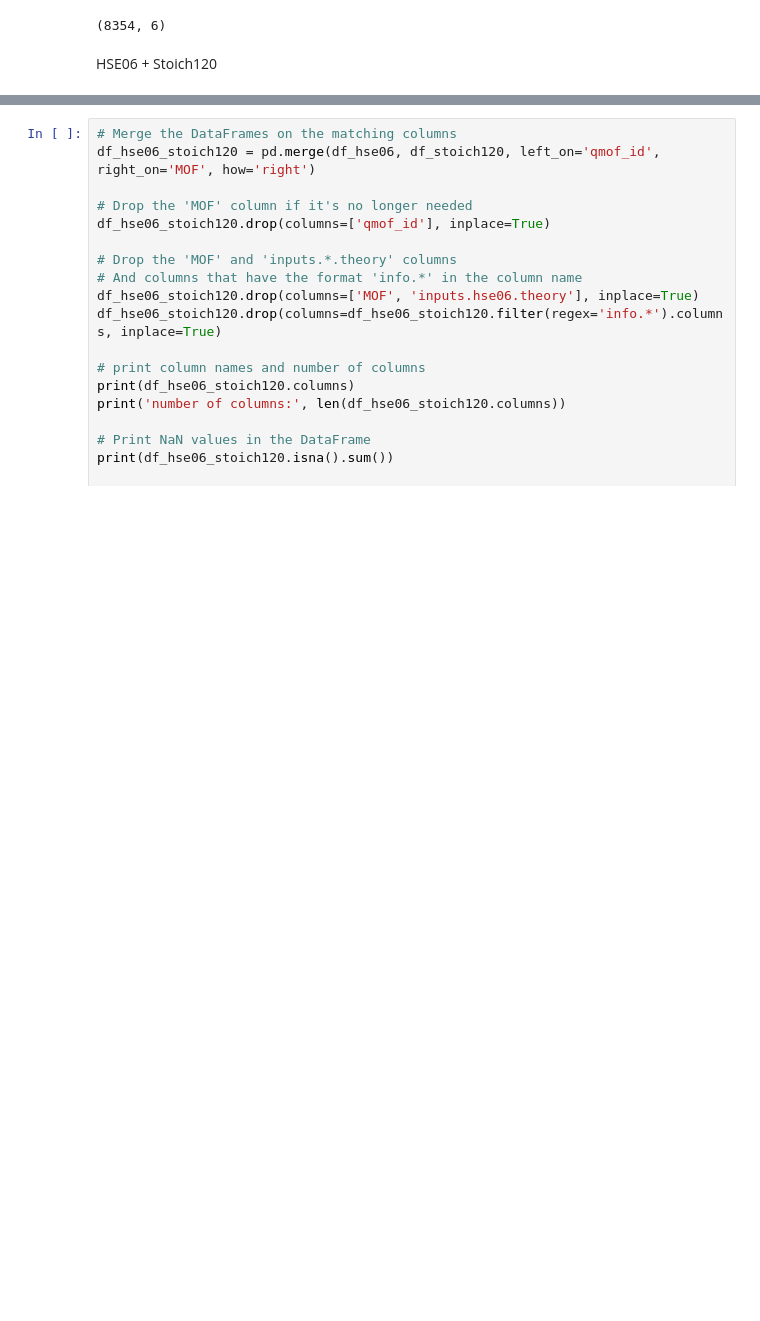
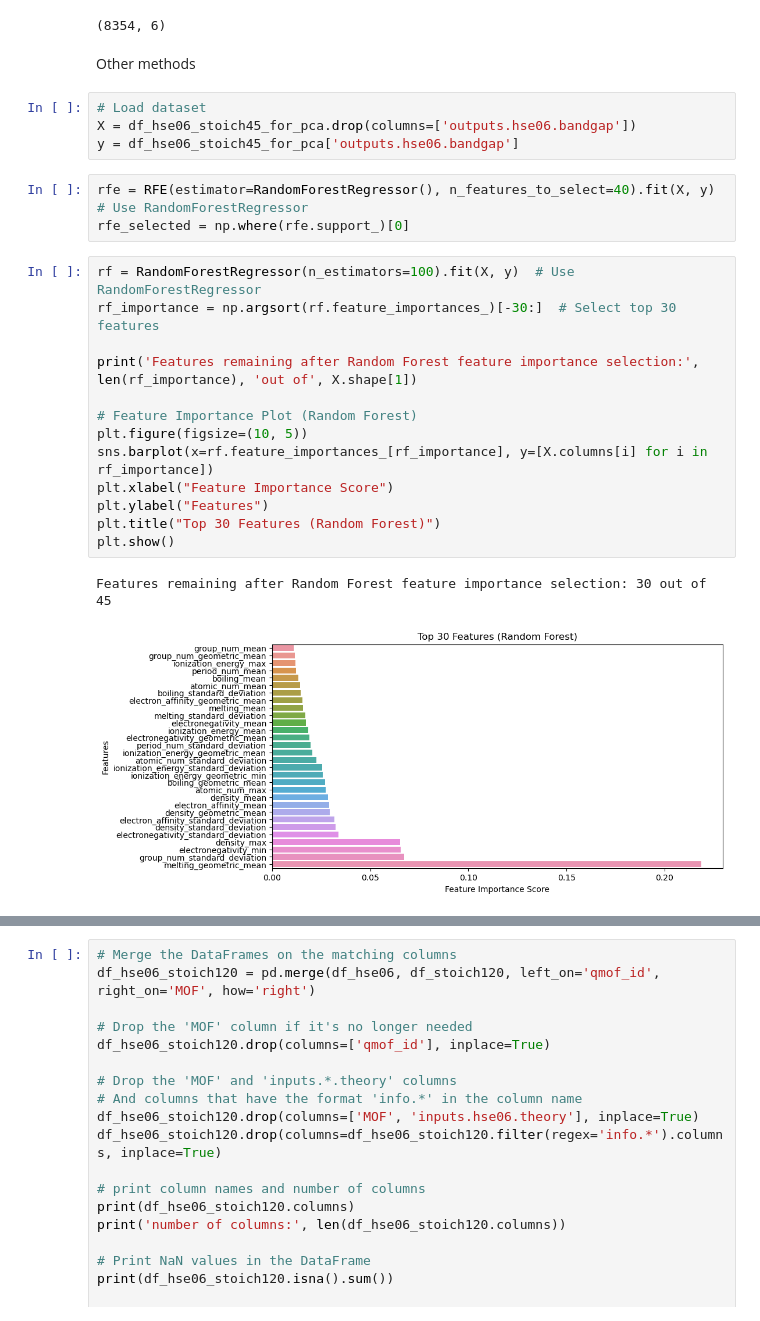
Before and after one commit to manendri/battery-materials-dsbc25, a Jupyter notebook: exploration/other/Features_Selection_Simran.ipynb, the cells around one changed output, grey strips where cells are left out. Drawn from its saved outputs; the diff is of its cells as text; blank space fills up the shorter version.

Commit message:
More updates to feature selection nb

```diff
--- a/exploration/other/Features_Selection_Simran.ipynb
+++ b/exploration/other/Features_Selection_Simran.ipynb
@@ -228,5 +233,28 @@ X_pca_final = pca.fit_transform(X_scaled)  # X is your original feature matrix
 X_pca_final.shape
 # %% [output]
 (8354, 6)
-# %% [markdown]
-HSE06 + Stoich120
+# %% [markdown]
+Other methods
+# %%
+# Load dataset
+X = df_hse06_stoich45_for_pca.drop(columns=['outputs.hse06.bandgap'])
+y = df_hse06_stoich45_for_pca['outputs.hse06.bandgap']
+# %%
+rfe = RFE(estimator=RandomForestRegressor(), n_features_to_select=40).fit(X, y)  # Use RandomForestRegressor
+rfe_selected = np.where(rfe.support_)[0]
+# %%
+rf = RandomForestRegressor(n_estimators=100).fit(X, y)  # Use RandomForestRegressor
+rf_importance = np.argsort(rf.feature_importances_)[-30:]  # Select top 30 features
+
+print('Features remaining after Random Forest feature importance selection:', len(rf_importance), 'out of', X.shape[1])
+
+# Feature Importance Plot (Random Forest)
+plt.figure(figsize=(10, 5))
+sns.barplot(x=rf.feature_importances_[rf_importance], y=[X.columns[i] for i in rf_importance])
+plt.xlabel("Feature Importance Score")
+plt.ylabel("Features")
+plt.title("Top 30 Features (Random Forest)")
+plt.show()
+# %% [output]
+Features remaining after Random Forest feature importance selection: 30 out of 45
+[figure, added]
```
Also changed, not shown: parts of 52 cells of this notebook.
